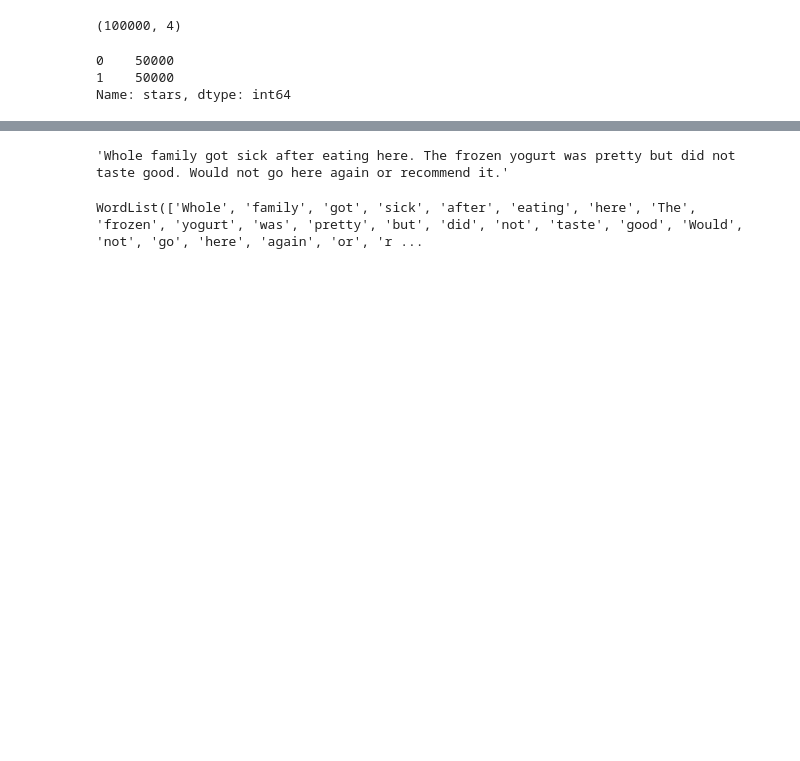
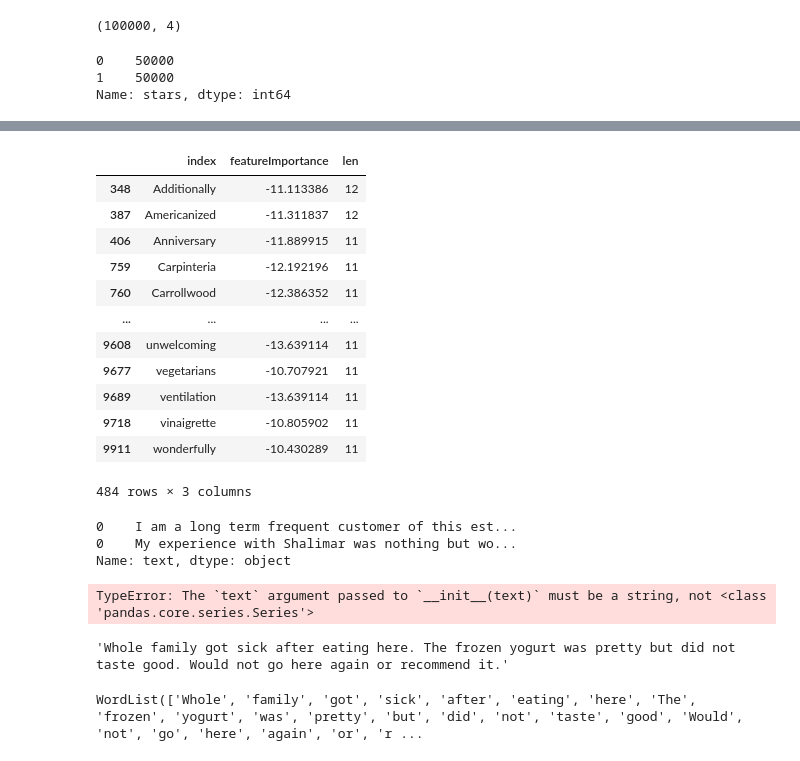
Before and after one commit to Itaintdatascience/Metis, a Jupyter notebook: Project_Proposal_Yelp_Dataset_EDA.ipynb, the cells around one changed output, grey strips where cells are left out. Saved outputs shown, nothing was run; the diff lists cells and outputs as text; code cells hidden in the pictures; blank space fills up the shorter version.

```diff
--- a/Project_Proposal_Yelp_Dataset_EDA.ipynb
+++ b/Project_Proposal_Yelp_Dataset_EDA.ipynb
@@ -1238,7 +1243,7 @@ Testing Score:  0.84348
 # %%
-#Intialize Count Vectorizer with stop_words set to english and analyzer to word_tokenize_lemma
+# #Intialize Count Vectorizer with stop_words set to english and analyzer to word_tokenize_lemma
 
-vect = CountVectorizer(stop_words="english", analyzer=word_tokenize_lemma)
+# vect = CountVectorizer(stop_words="english", analyzer=word_tokenize_lemma)
 
-#Pass vectorizer into function
-text_model_evaluator(vect)
+# #Pass vectorizer into function
+# text_model_evaluator(vect)
@@ -1249,9 +1250,9 @@ Testing Score:  0.848
 # %%
-#Intialize Count Vectorizer with stop_words set to english and analyzer to word_tokenize_lemma_verb
+# #Intialize Count Vectorizer with stop_words set to english and analyzer to word_tokenize_lemma_verb
 
-vect = CountVectorizer(stop_words="english",
-                      analyzer=word_tokenize_lemma_verb,
-                      max_features=10000)
+# vect = CountVectorizer(stop_words="english",
+#                       analyzer=word_tokenize_lemma_verb,
+#                       max_features=10000)
 
-#Pass vectorizer into function
-text_model_evaluator(vect)
+# #Pass vectorizer into function
+# text_model_evaluator(vect)
@@ -1265,0 +1270,4 @@ len(vect.get_feature_names())
+# %%
+X_train_dtm = vect.fit_transform(X_train)
+# %%
+featureImportance = pd.DataFrame(data = np.transpose((clf.fit(X_train_dtm, y_train).coef_).astype("float32")), columns = ['featureImportance'], index=vect.get_feature_names()).reset_index()
@@ -1266,3 +1283,30 @@ len(vect.get_feature_names())
+# %%
+featureImportance['len'] = [len(k) for k in featureImportance['index']]
+featureImportance[featureImportance.len > 10]
+# %% [output]
+|  | index | featureImportance | len |
+| 348 | Additionally | -11.113386 | 12 |
+| 387 | Americanized | -11.311837 | 12 |
+| 406 | Anniversary | -11.889915 | 11 |
+| 759 | Carpinteria | -12.192196 | 11 |
+| 760 | Carrollwood | -12.386352 | 11 |
+| ... | ... | ... | ... |
+| 9608 | unwelcoming | -13.639114 | 11 |
+| 9677 | vegetarians | -10.707921 | 11 |
+| 9689 | ventilation | -13.639114 | 11 |
+| 9718 | vinaigrette | -10.805902 | 11 |
+| 9911 | wonderfully | -10.430289 | 11 |
+484 rows × 3 columns
+# %%
+PAYLOAD_TEXT
+# %% [output]
+0    I am a long term frequent customer of this est...
+0    My experience with Shalimar was nothing but wo...
+Name: text, dtype: object
+# %%
+get_feature_importance(PAYLOAD_TEXT[0], vect, X_train_dtm, y_train)
+# %% [output]
+TypeError: The `text` argument passed to `__init__(text)` must be a string, not <class 'pandas.core.series.Series'>
 # %%
 # import pickle
 
```
Also changed, not shown: parts of 28 cells of this notebook, 7 other files.
